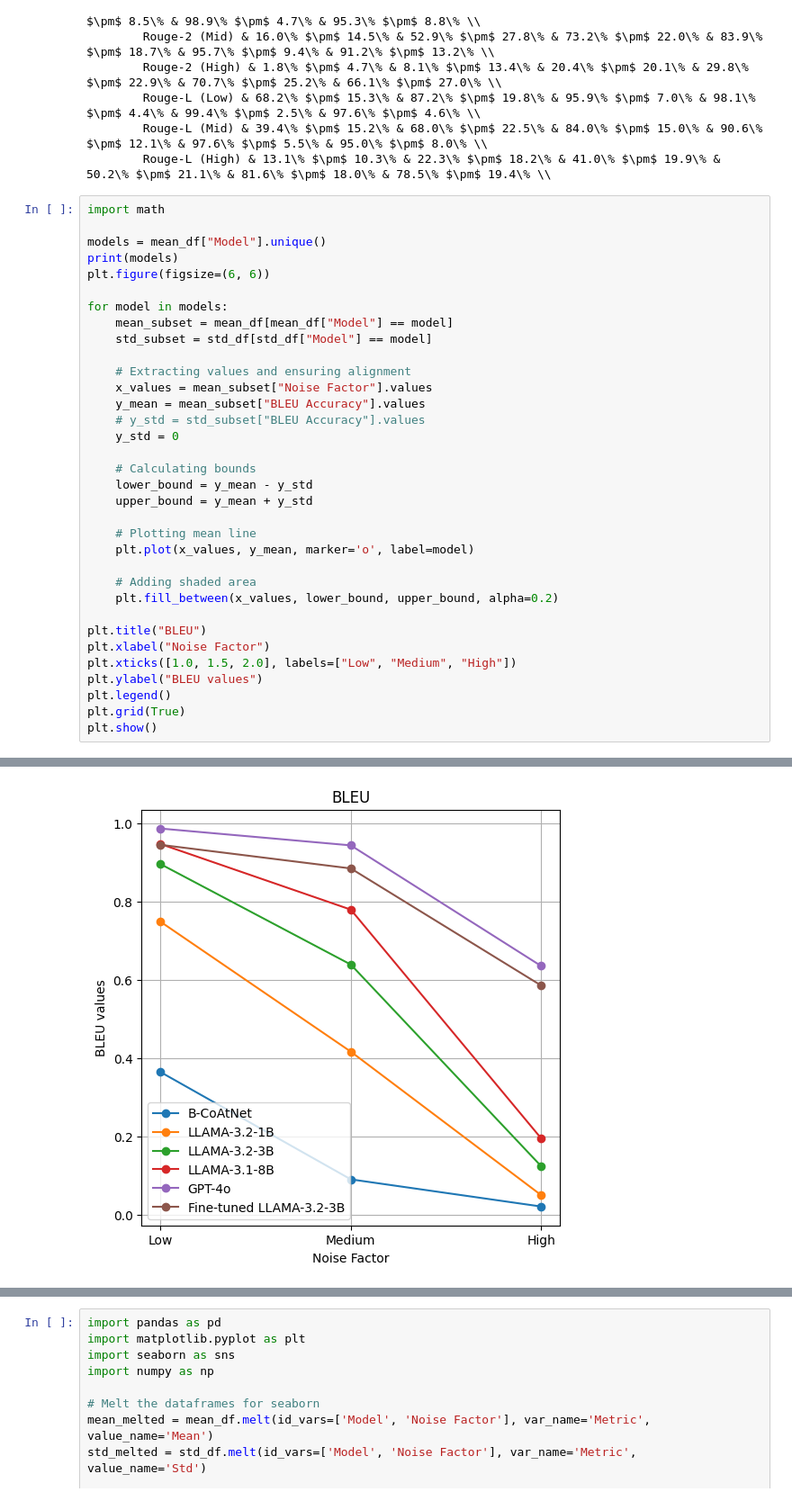
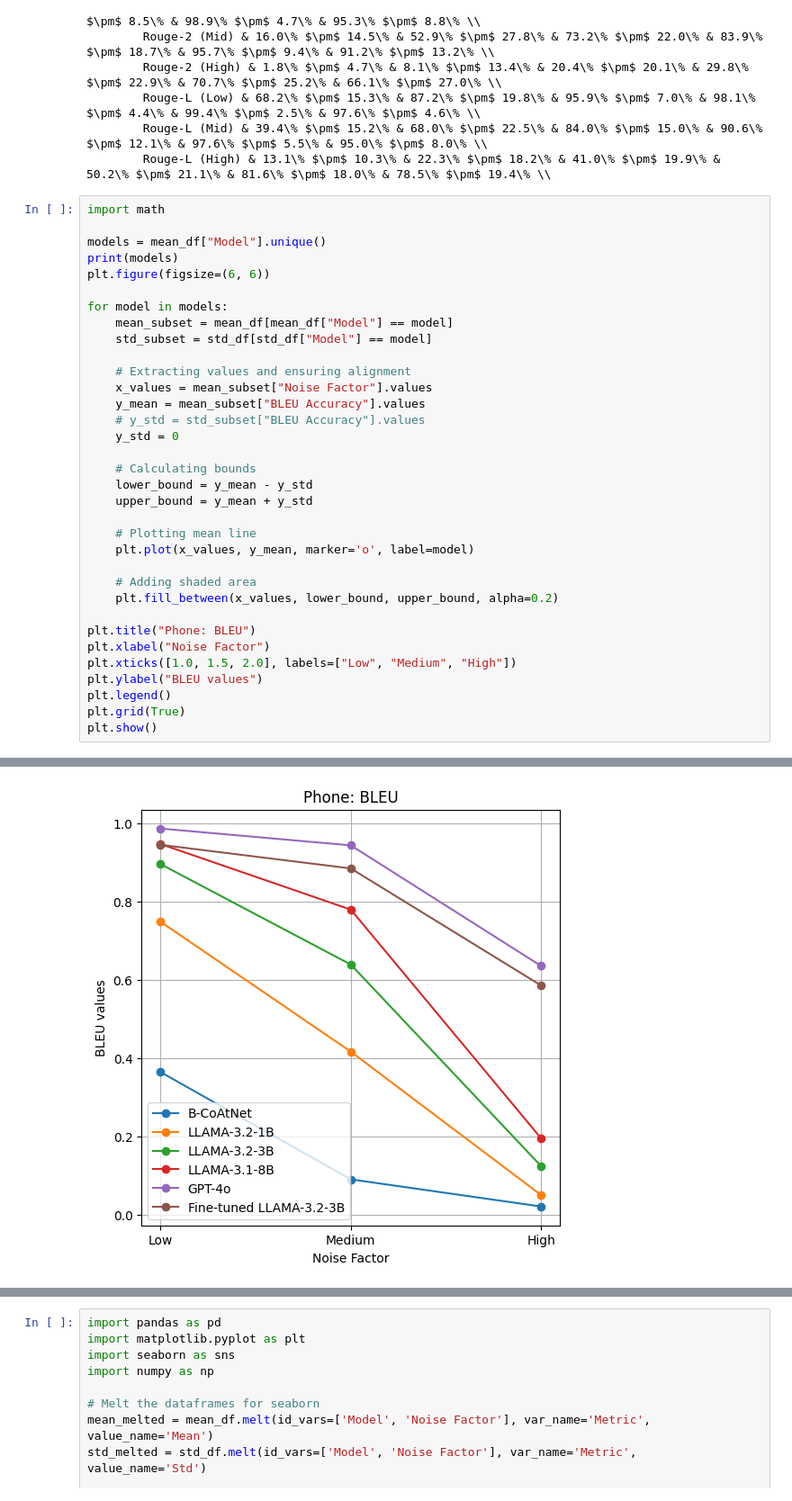
Before and after one commit to Botacin-s-Lab/EchoCrypt, a Jupyter notebook: ours/phone/results/graphs_phone.ipynb, the cells around one changed output, grey strips where cells are left out. Shown at 90% size. Saved outputs shown, nothing was run; the diff lists cells and outputs as text.

```diff
--- a/ours/phone/results/graphs_phone.ipynb
+++ b/ours/phone/results/graphs_phone.ipynb
@@ -211,35 +211,35 @@ plt.figure(figsize=(6, 6))
 
 for model in models:
     mean_subset = mean_df[mean_df["Model"] == model]
     std_subset = std_df[std_df["Model"] == model]
 
     # Extracting values and ensuring alignment
     x_values = mean_subset["Noise Factor"].values
     y_mean = mean_subset["BLEU Accuracy"].values
     # y_std = std_subset["BLEU Accuracy"].values
     y_std = 0
 
     # Calculating bounds
     lower_bound = y_mean - y_std
     upper_bound = y_mean + y_std
 
     # Plotting mean line
     plt.plot(x_values, y_mean, marker='o', label=model)
 
     # Adding shaded area
     plt.fill_between(x_values, lower_bound, upper_bound, alpha=0.2)
 
-plt.title("BLEU")
+plt.title("Phone: BLEU")
 plt.xlabel("Noise Factor")
 plt.xticks([1.0, 1.5, 2.0], labels=["Low", "Medium", "High"])
 plt.ylabel("BLEU values")
 plt.legend()
 plt.grid(True)
 plt.show()
 # %% [output]
 ['B-CoAtNet', 'LLAMA-3.2-1B', 'LLAMA-3.2-3B', 'LLAMA-3.1-8B', 'GPT-4o', 'Fine-tuned LLAMA-3.2-3B']
 Categories (6, object): ['B-CoAtNet', 'LLAMA-3.2-1B', 'LLAMA-3.2-3B', 'LLAMA-3.1-8B', 'GPT-4o', 'Fine-tuned LLAMA-3.2-3B']
-[figure, old version]
+[figure, new version]
 # %%
 import math
 
```
Also changed, not shown: parts of 4 cells of this notebook, 15 other files.
